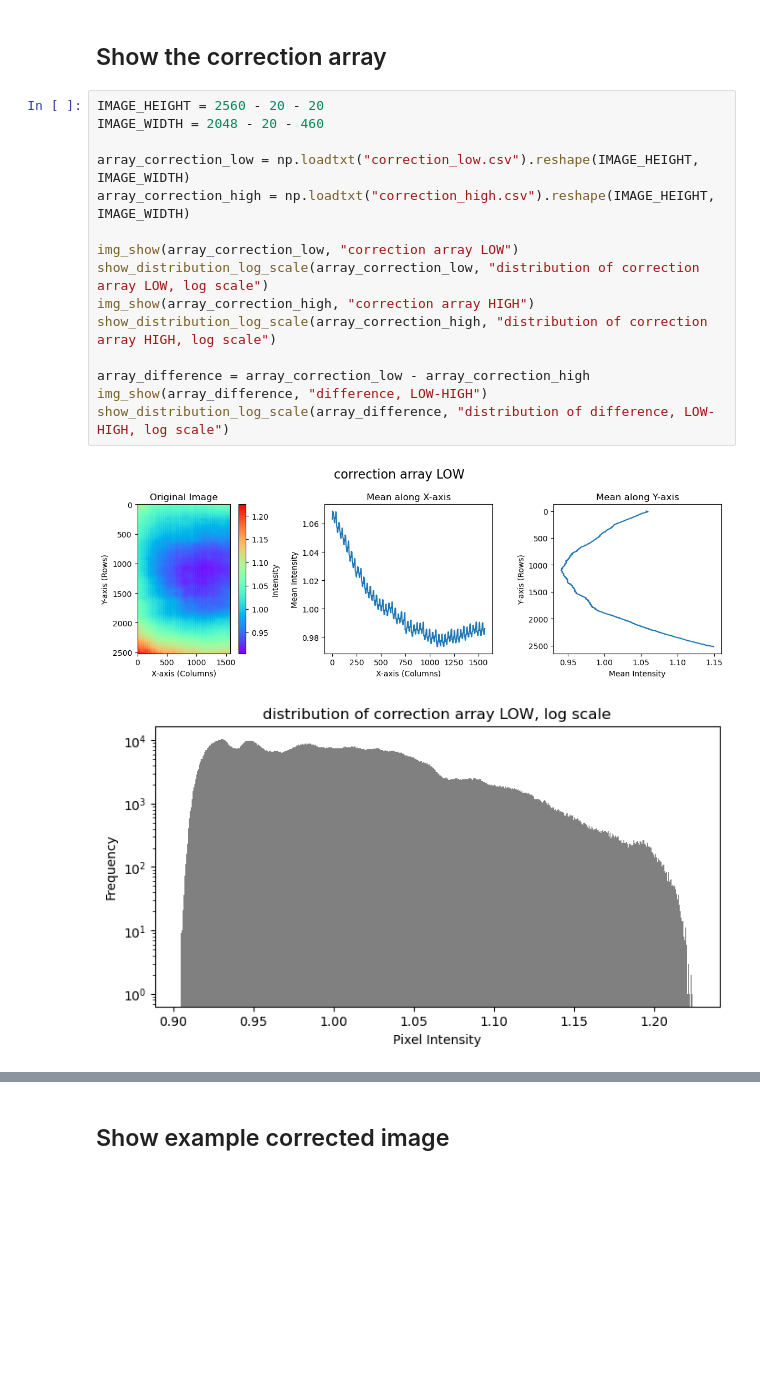
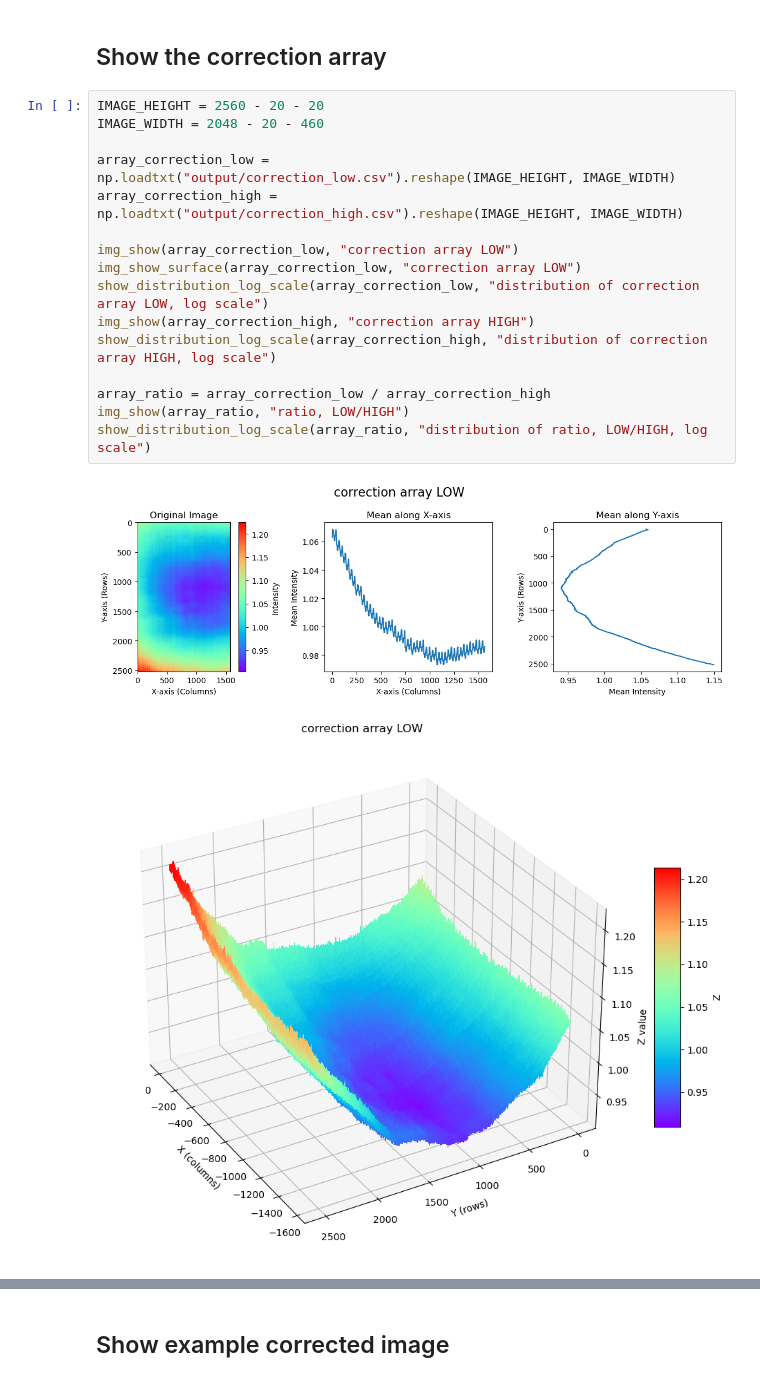
Before and after one commit to naltang/xless, a Jupyter notebook: 011_view_correction.ipynb, the cells around one changed output, grey strips where cells are left out. Cells and saved outputs as stored; diff of their text form; blank space fills up the shorter version.

Commit message:
added surface plots

```diff
--- a/011_view_correction.ipynb
+++ b/011_view_correction.ipynb
@@ -58,18 +160,19 @@ import dexa_correction
 # %%
 IMAGE_HEIGHT = 2560 - 20 - 20
 IMAGE_WIDTH = 2048 - 20 - 460
 
-array_correction_low = np.loadtxt("correction_low.csv").reshape(IMAGE_HEIGHT, IMAGE_WIDTH)
-array_correction_high = np.loadtxt("correction_high.csv").reshape(IMAGE_HEIGHT, IMAGE_WIDTH)
+array_correction_low = np.loadtxt("output/correction_low.csv").reshape(IMAGE_HEIGHT, IMAGE_WIDTH)
+array_correction_high = np.loadtxt("output/correction_high.csv").reshape(IMAGE_HEIGHT, IMAGE_WIDTH)
 
 img_show(array_correction_low, "correction array LOW")
+img_show_surface(array_correction_low, "correction array LOW")
 show_distribution_log_scale(array_correction_low, "distribution of correction array LOW, log scale")
 img_show(array_correction_high, "correction array HIGH")
 show_distribution_log_scale(array_correction_high, "distribution of correction array HIGH, log scale")
 
-array_difference = array_correction_low - array_correction_high
-img_show(array_difference, "difference, LOW-HIGH")
-show_distribution_log_scale(array_difference, "distribution of difference, LOW-HIGH, log scale")
+array_ratio = array_correction_low / array_correction_high
+img_show(array_ratio, "ratio, LOW/HIGH")
+show_distribution_log_scale(array_ratio, "distribution of ratio, LOW/HIGH, log scale")
 # %% [output]
 [figure]
-[figure, old version]
+[figure, new version]
```
Also changed, not shown: parts of 4 cells of this notebook, 1 other file.
